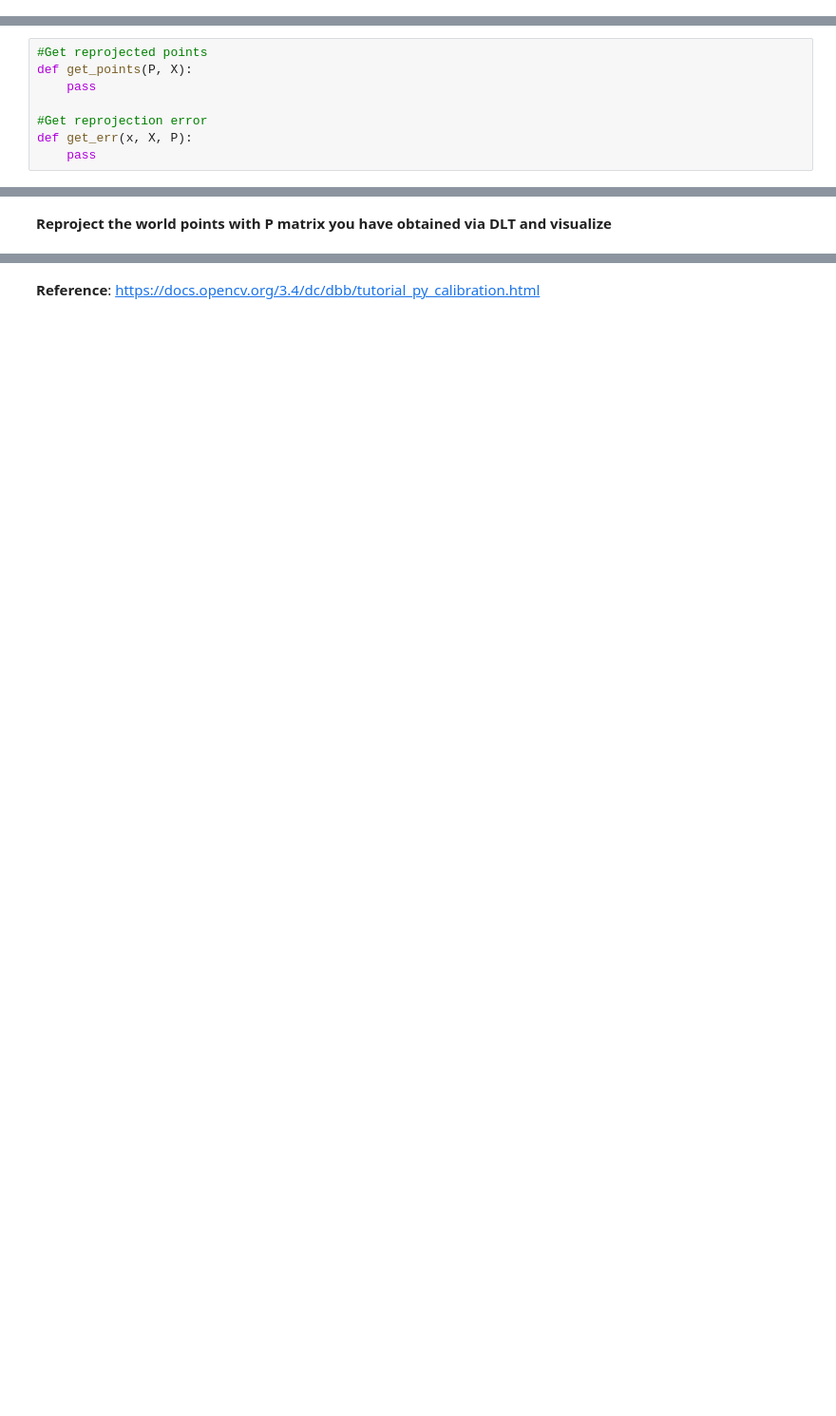
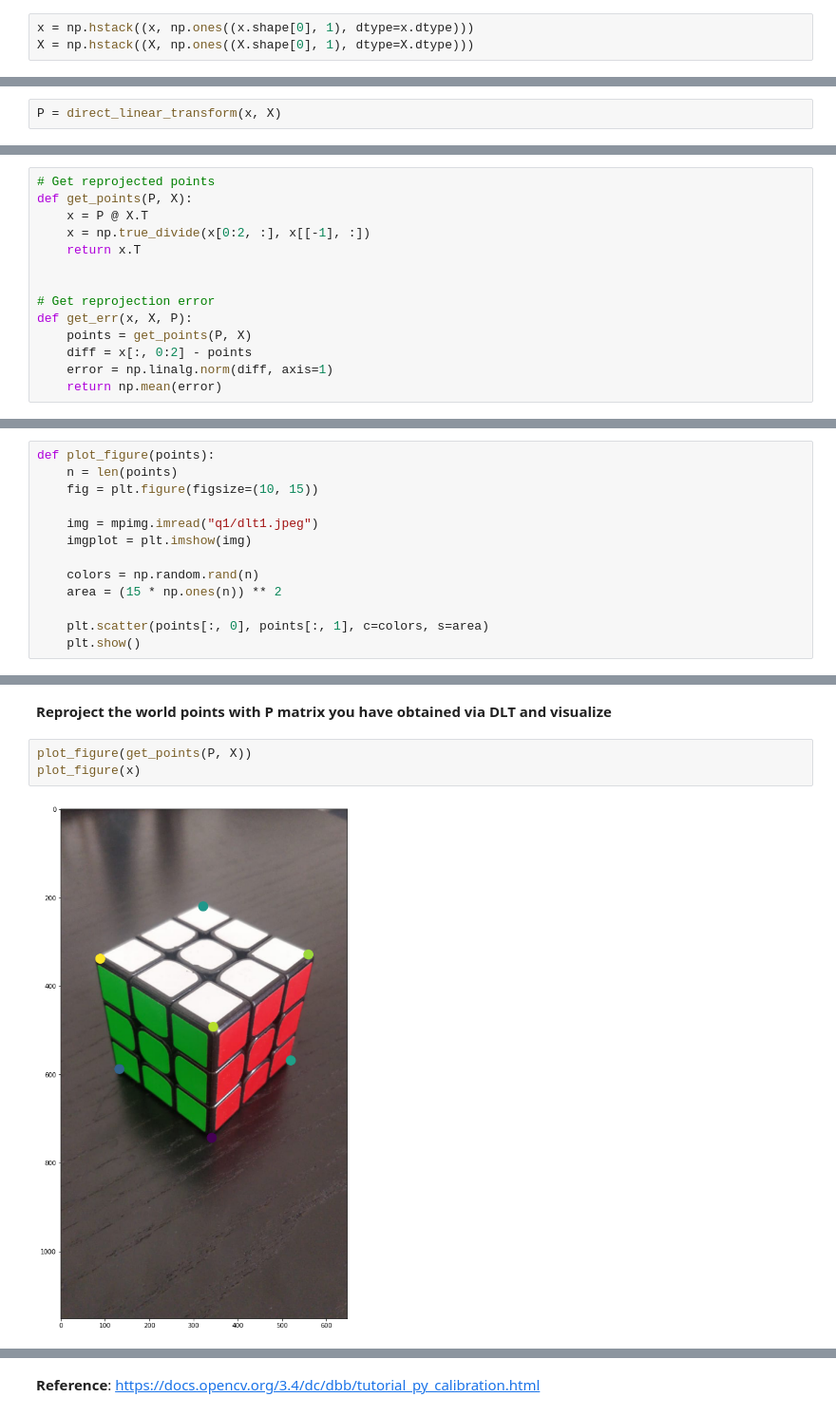
Before and after one commit to katariarajat/Mobile-Robotics-S5, a Jupyter notebook: A4/Assignment4.ipynb, the cells around one changed output, grey strips where cells are left out. Shown at 95% size. Saved outputs shown, nothing was run; the diff lists cells and outputs as text; blank space fills up the shorter version.

```diff
--- a/A4/Assignment4.ipynb
+++ b/A4/Assignment4.ipynb
@@ -61,0 +94,3 @@ Quick recap: x_i = P * X_i where (x_i, X_i) is the ith correspondence, and P is
+# %%
+x = np.hstack((x, np.ones((x.shape[0], 1), dtype=x.dtype)))
+X = np.hstack((X, np.ones((X.shape[0], 1), dtype=X.dtype)))
@@ -62,3 +145,5 @@ Quick recap: x_i = P * X_i where (x_i, X_i) is the ith correspondence, and P is
+# %%
+P = direct_linear_transform(x, X)
 # %% [markdown]
 ### Theory
 
@@ -69,12 +280,18 @@ Quick recap: x_i = P * X_i where (x_i, X_i) is the ith correspondence, and P is
 
 The next part of this question is to analyse how good our estimate is. Report the reprojection error of your P matrix
 # %%
-#Get reprojected points
+# Get reprojected points
 def get_points(P, X):
-    pass
+    x = P @ X.T
+    x = np.true_divide(x[0:2, :], x[[-1], :])
+    return x.T
 
-#Get reprojection error
+
+# Get reprojection error
 def get_err(x, X, P):
-    pass
+    points = get_points(P, X)
+    diff = x[:, 0:2] - points
+    error = np.linalg.norm(diff, axis=1)
+    return np.mean(error)
 # %%
 print("Reprojection Error is:", get_err(x, X, P))
@@ -81,3 +300,16 @@ print("Reprojection Error is:", get_err(x, X, P))
+# %%
+def plot_figure(points):
+    n = len(points)
+    fig = plt.figure(figsize=(10, 15))
+
+    img = mpimg.imread("q1/dlt1.jpeg")
+    imgplot = plt.imshow(img)
+
+    colors = np.random.rand(n)
+    area = (15 * np.ones(n)) ** 2
+
+    plt.scatter(points[:, 0], points[:, 1], c=colors, s=area)
+    plt.show()
 # %% [markdown]
 Given the P matrix, we can estimate K, R and T. Write a function that returns K,R,T given P.
 Note:
@@ -94,2 +357,7 @@ Use `np.isclose` to verify the matrix
 # %% [markdown]
 **Reproject the world points with P matrix you have obtained via DLT and visualize**
+# %%
+plot_figure(get_points(P, X))
+plot_figure(x)
+# %% [output]
+[figure, added]
```
Also changed, not shown: parts of 20 cells of this notebook.
